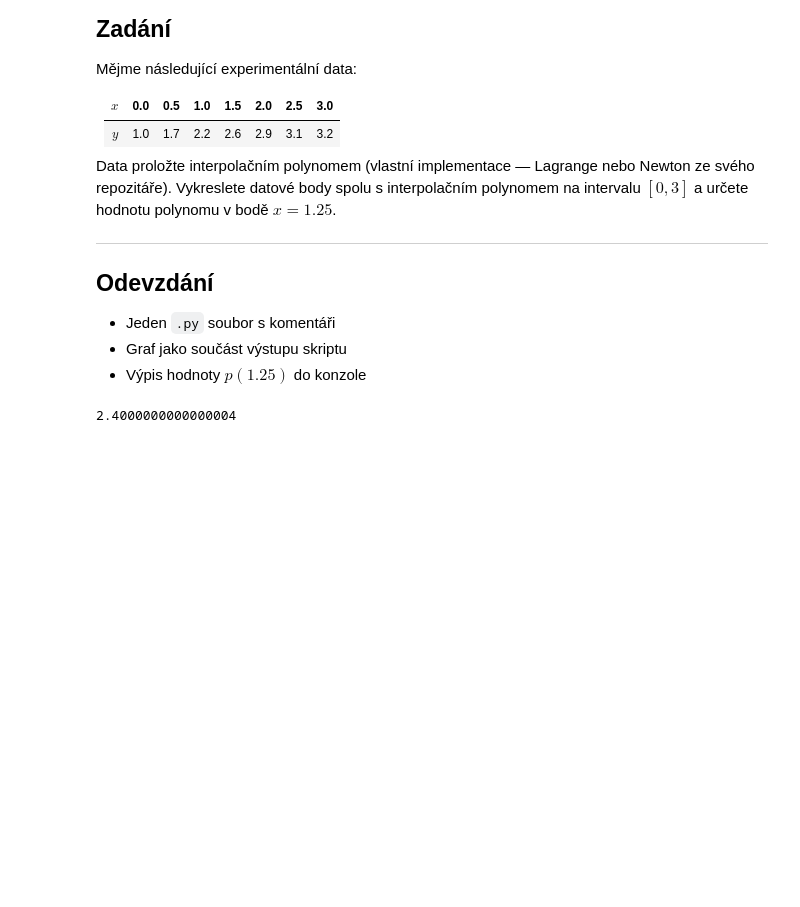
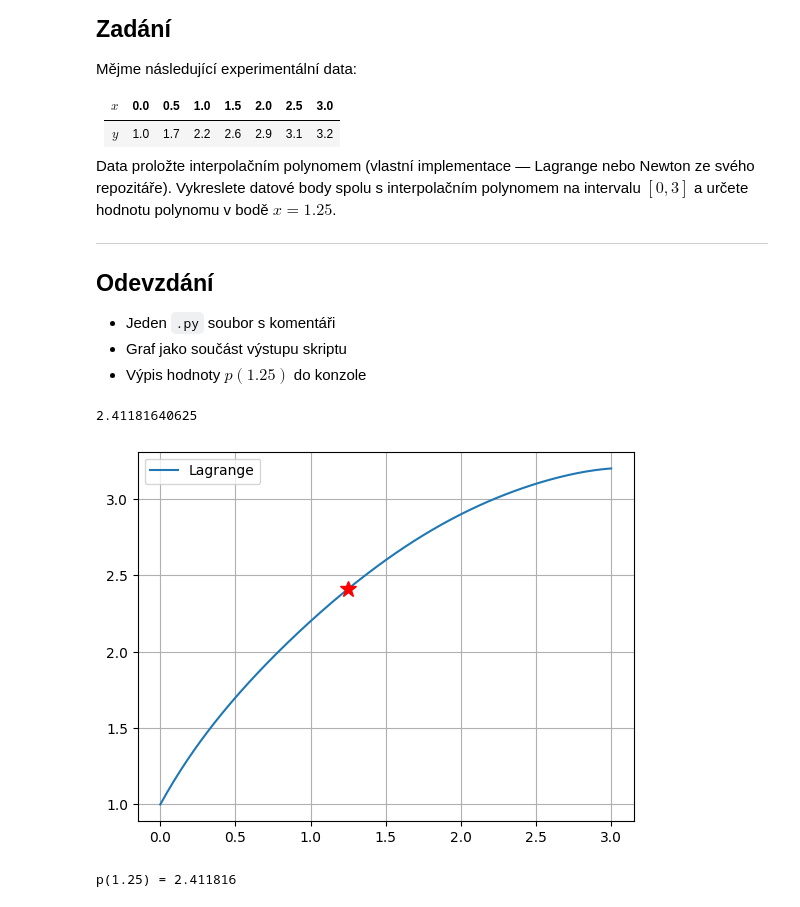
Before and after one commit to zdenax/PRIRPAVA_NA_ZAPOCET_NUM, a Jupyter notebook: priprava_na_zapocet.ipynb, the cells around one changed output. Cells and saved outputs as stored; diff of their text form; code cells hidden in the pictures; blank space fills up the shorter version.

```diff
--- a/priprava_na_zapocet.ipynb
+++ b/priprava_na_zapocet.ipynb
@@ -234,14 +234,69 @@ Data proložte interpolačním polynomem (vlastní implementace — Lagrange neb
 - Graf jako součást výstupu skriptu
 - Výpis hodnoty $p(1.25)$ do konzole
 # %%
+
+
+def lagrange(x_vals, y_vals, t):
+    """
+    Lagrangeova interpolace — vyhodnotí interpolační polynom v bodě t.
+
+    Každý bázový polynom L_i(t) = ∏(t - x_j)/(x_i - x_j) pro j ≠ i.
+    Výsledek: P(t) = Σ y_i * L_i(t)
+
+    :param x_vals: Uzlové body x (seznam, délka n)
+    :param y_vals: Hodnoty funkce v uzlech (seznam, délka n)
+    :param t: Bod nebo seznam bodů pro vyhodnocení
+    :return: Interpolovaná hodnota (nebo seznam hodnot)
+    """
+    if len(x_vals) != len(y_vals) or len(x_vals) == 0:
+        print("Chyba: Nesouhlasí délky nebo prázdný vstup.")
+        return None
+
+    n = len(x_vals)
+    t_list = t if isinstance(t, list) else [t]
+    result = []
+
+    for val in t_list:
+        p = 0.0
+        for i in range(n):
+            L = 1.0
+            for j in range(n):
+                if j != i:
+                    denom = x_vals[i] - x_vals[j]
+                    if abs(denom) < 1e-14:
+                        print("Chyba: Duplicitní uzly.")
+                        return None
+                    L *= (val - x_vals[j]) / denom
+            p += y_vals[i] * L
+        result.append(p)
+
+    return result if isinstance(t, list) else result[0]
+
+
+
 
 
 x = [ 0.0, 0.5, 1.0, 1.5, 2.0, 2.5, 3.0]
 
 y = [1.0, 1.7, 2.2, 2.6, 2.9, 3.1, 3.2]
 
-result = linear_interpolation(x,y,1.25)
+result = lagrange(x,y,1.25)
 
 print(result)
+
+import numpy as np
+import matplotlib.pyplot as plt
+
+x_line = list(np.linspace(0,3,200))
+y_line = lagrange(x,y, x_line)
+plt.figure()
+plt.plot(x_line, y_line, '-', label='Lagrange')
+plt.grid(True)
+plt.legend()
+plt.plot(1.25, result, 'r*', markersize=12, label='p(1.25)')
+plt.show()
+print(f'p(1.25) = {result:.6f}')
 # %% [output]
-2.4000000000000004
+2.41181640625
+[figure, added]
+p(1.25) = 2.411816
```
Also changed, not shown: parts of 10 cells of this notebook, 2 other files.
